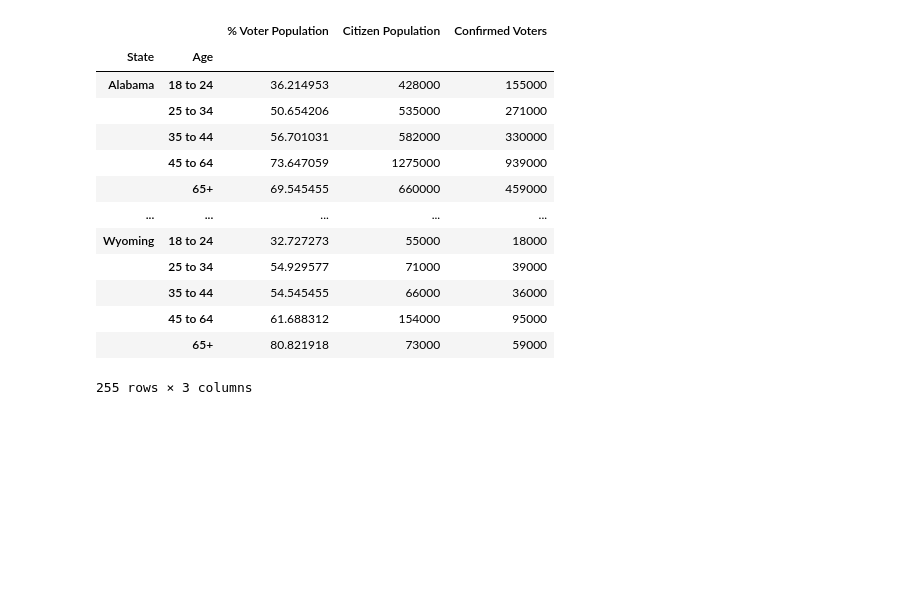
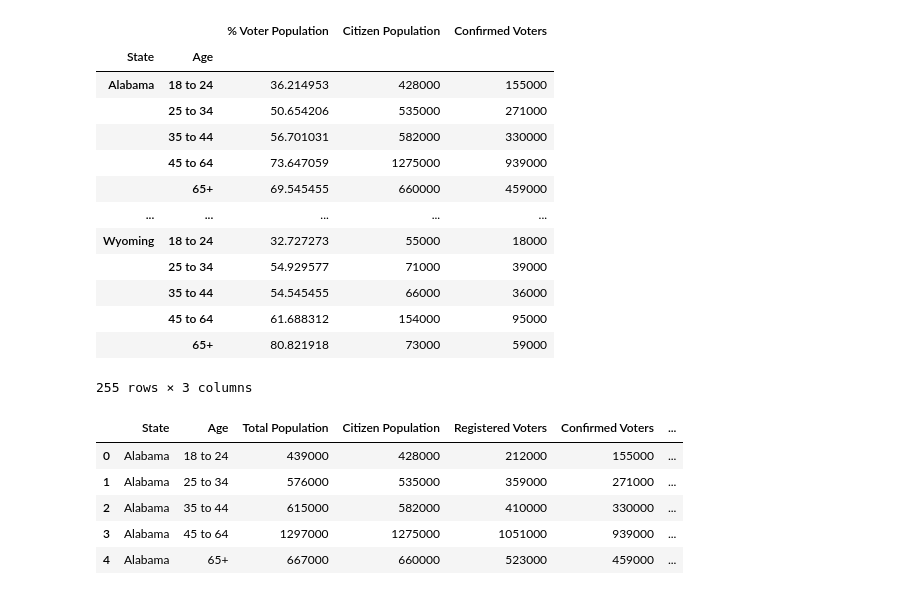
Before and after one commit to JeffreyAsuncion/Data_Analysis_2012_US_Voter_Data, a Jupyter notebook: US_Voter_2012.ipynb, the cells around one changed output. Cells and saved outputs as stored; diff of their text form; code cells hidden in the pictures; blank space fills up the shorter version.

```diff
--- a/US_Voter_2012.ipynb
+++ b/US_Voter_2012.ipynb
@@ -303,3 +301,14 @@ pivot2
 |  | 45 to 64 | 61.688312 | 154000 | 95000 |
 |  | 65+ | 80.821918 | 73000 | 59000 |
 255 rows × 3 columns
+# %%
+# find list of unique states
+
+df.head()
+# %% [output]
+|  | State | Age | Total Population | Citizen Population | Registered Voters | Confirmed Voters | ... |
+| 0 | Alabama | 18 to 24 | 439000 | 428000 | 212000 | 155000 | ... |
+| 1 | Alabama | 25 to 34 | 576000 | 535000 | 359000 | 271000 | ... |
+| 2 | Alabama | 35 to 44 | 615000 | 582000 | 410000 | 330000 | ... |
+| 3 | Alabama | 45 to 64 | 1297000 | 1275000 | 1051000 | 939000 | ... |
+| 4 | Alabama | 65+ | 667000 | 660000 | 523000 | 459000 | ... |
```
Also changed, not shown: parts of 11 cells of this notebook.
